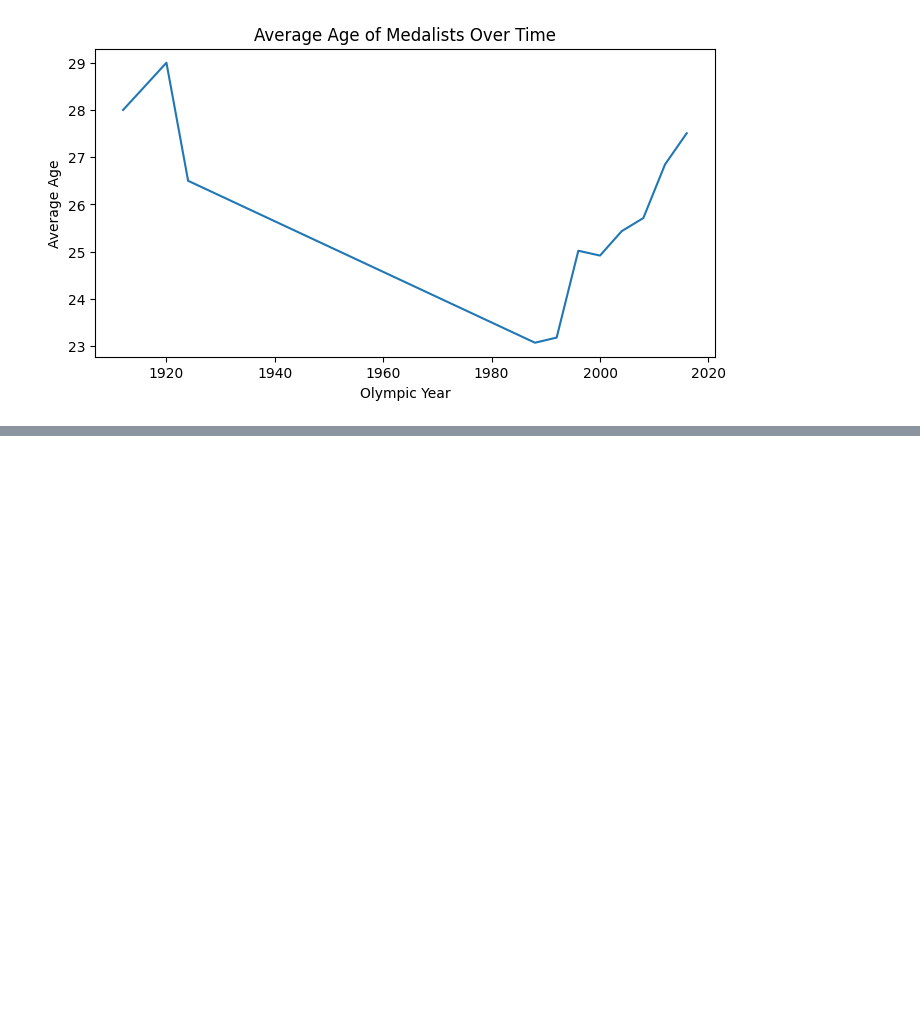
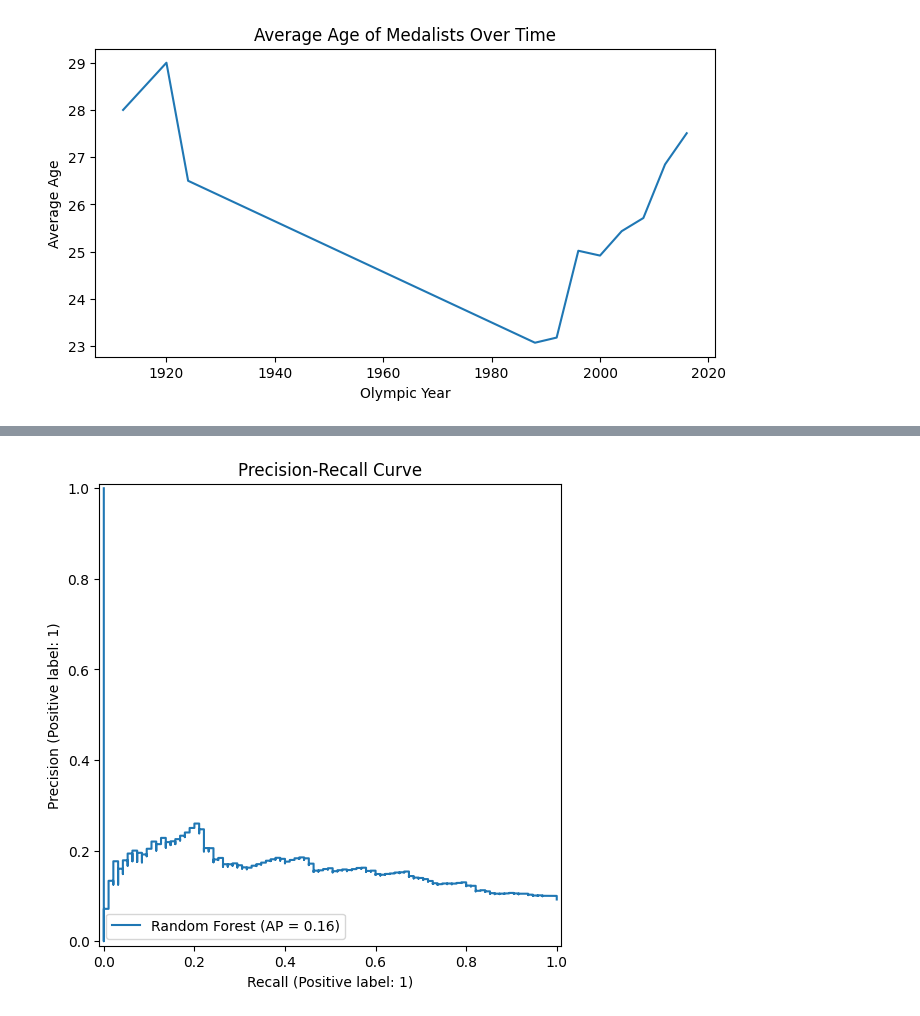
Before and after one commit to vp0716/Olympics, a Jupyter notebook: Olympics.ipynb, the cells around one changed output, grey strips where cells are left out. Saved outputs shown, nothing was run; the diff lists cells and outputs as text; code cells hidden in the pictures; blank space fills up the shorter version.

```diff
--- a/Olympics.ipynb
+++ b/Olympics.ipynb
@@ -436,0 +495,17 @@ plt.show()
+# %%
+from sklearn.metrics import PrecisionRecallDisplay
+
+plt.figure(figsize=(7,6))
+
+PrecisionRecallDisplay.from_estimator(
+    rf_model,
+    X_test,
+    y_test,
+    name="Random Forest",
+    ax=plt.gca()
+)
+
+plt.title("Precision-Recall Curve")
+plt.show()
+# %% [output]
+[figure, added]
```
Also changed, not shown: parts of 7 cells of this notebook.
